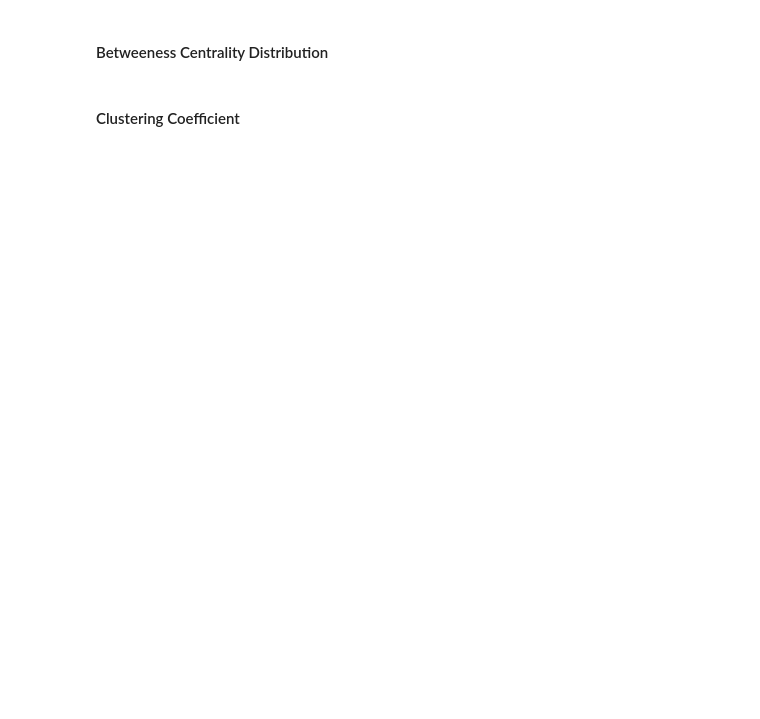
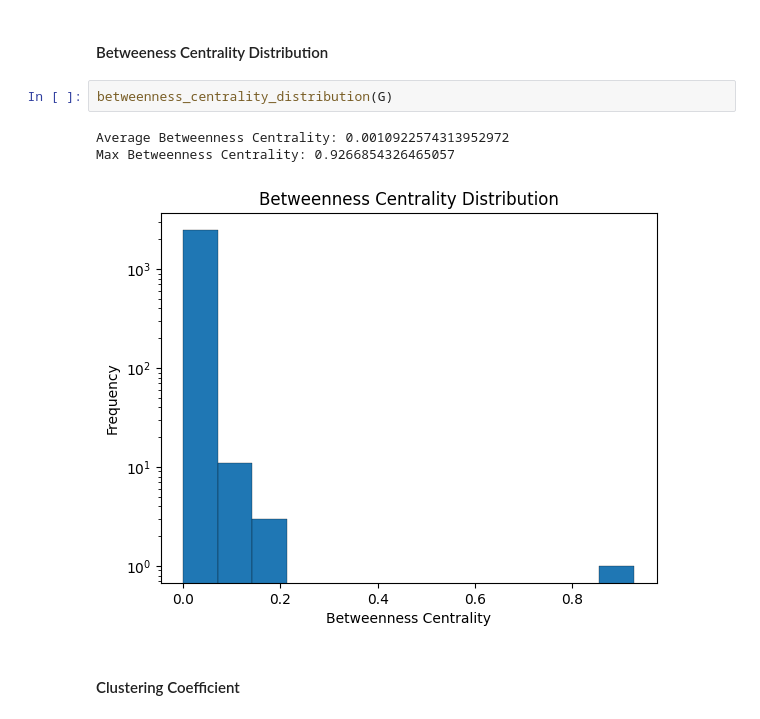
Before and after one commit to Master-HPC-2025/SNA-steam, a Jupyter notebook: project.ipynb, the cells around one changed output. Saved outputs shown, nothing was run; the diff lists cells and outputs as text; blank space fills up the shorter version.

```diff
--- a/project.ipynb
+++ b/project.ipynb
@@ -346,4 +367,10 @@ def plot_graph_all_layouts(G, name, figsize=(30, 20)):
 # %% [markdown]
 #### Betweeness Centrality Distribution
+# %%
+betweenness_centrality_distribution(G)
+# %% [output]
+Average Betweenness Centrality: 0.0010922574313952972
+Max Betweenness Centrality: 0.9266854326465057
+[figure, added]
 # %% [markdown]
 #### Clustering Coefficient
```
Also changed, not shown: parts of 7 cells of this notebook, 1 other file.
